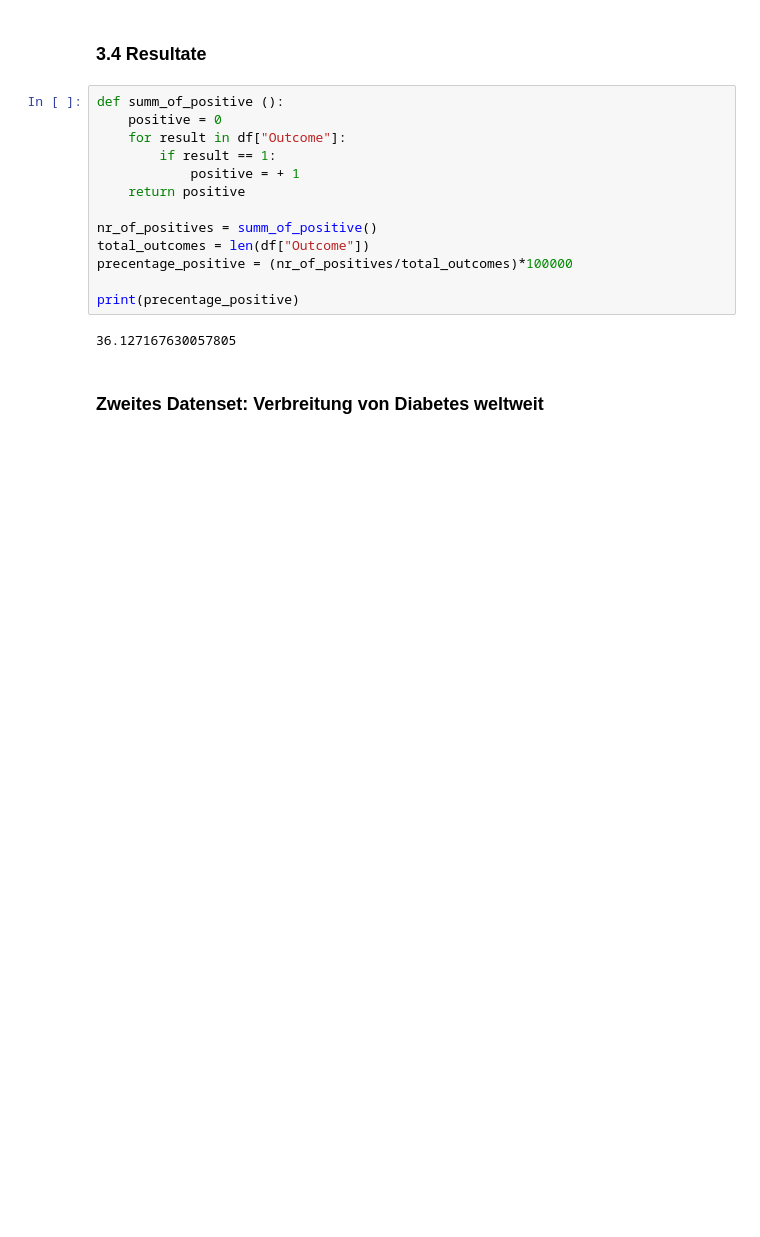
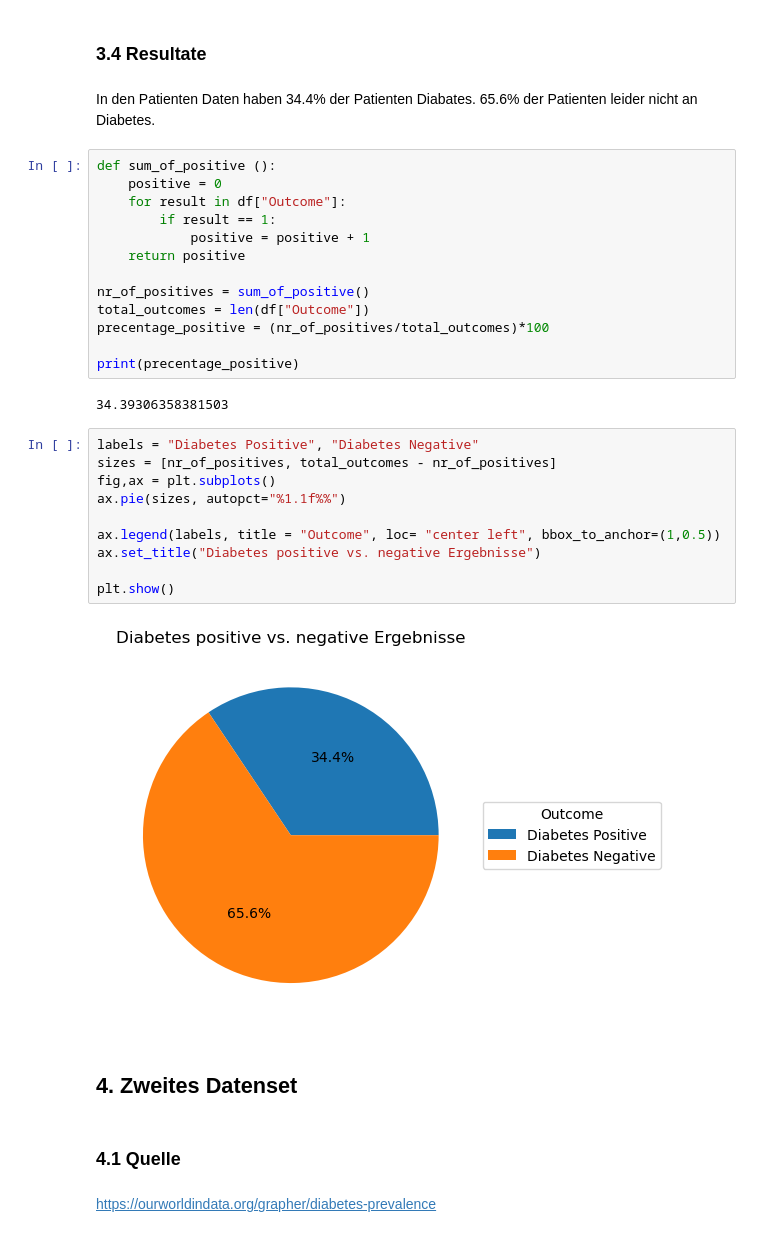
Before and after one commit to febenfasil/BMLD_LNW2, a Jupyter notebook: diabetes.ipynb, the cells around one changed output. Cells and saved outputs as stored; diff of their text form; blank space fills up the shorter version.

```diff
--- a/diabetes.ipynb
+++ b/diabetes.ipynb
@@ -160,20 +162,38 @@ plt.show()
 [figure]
 # %% [markdown]
 ### 3.4 Resultate
+# %% [markdown]
+In den Patienten Daten haben 34.4% der Patienten Diabates. 65.6% der Patienten leider nicht an Diabetes.
 # %%
-def summ_of_positive ():
+def sum_of_positive ():
     positive = 0
     for result in df["Outcome"]:
         if result == 1:
-            positive = + 1
+            positive = positive + 1
     return positive
 
-nr_of_positives = summ_of_positive()
+nr_of_positives = sum_of_positive()
 total_outcomes = len(df["Outcome"])
-precentage_positive = (nr_of_positives/total_outcomes)*100000
+precentage_positive = (nr_of_positives/total_outcomes)*100
 
 print(precentage_positive)
 # %% [output]
-36.127167630057805
+34.39306358381503
+# %%
+labels = "Diabetes Positive", "Diabetes Negative"
+sizes = [nr_of_positives, total_outcomes - nr_of_positives]
+fig,ax = plt.subplots()
+ax.pie(sizes, autopct="%1.1f%%")
+
+ax.legend(labels, title = "Outcome", loc= "center left", bbox_to_anchor=(1,0.5))
+ax.set_title("Diabetes positive vs. negative Ergebnisse")
+
+plt.show()
+# %% [output]
+[figure, added]
 # %% [markdown]
-### Zweites Datenset: Verbreitung von Diabetes weltweit
+## 4. Zweites Datenset
+# %% [markdown]
+### 4.1 Quelle
+# %% [markdown]
+https://ourworldindata.org/grapher/diabetes-prevalence
```
Also changed, not shown: parts of 11 cells of this notebook.
